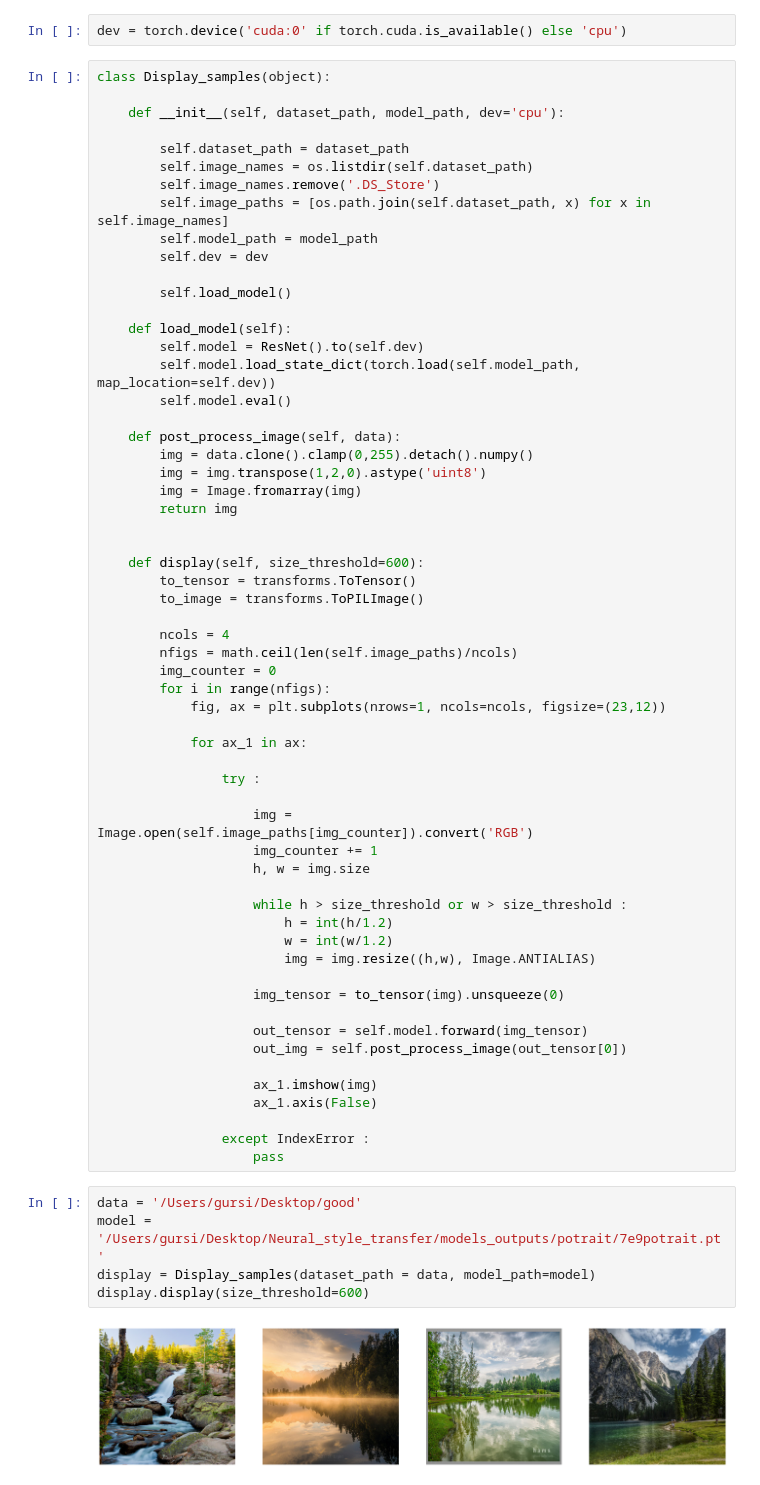
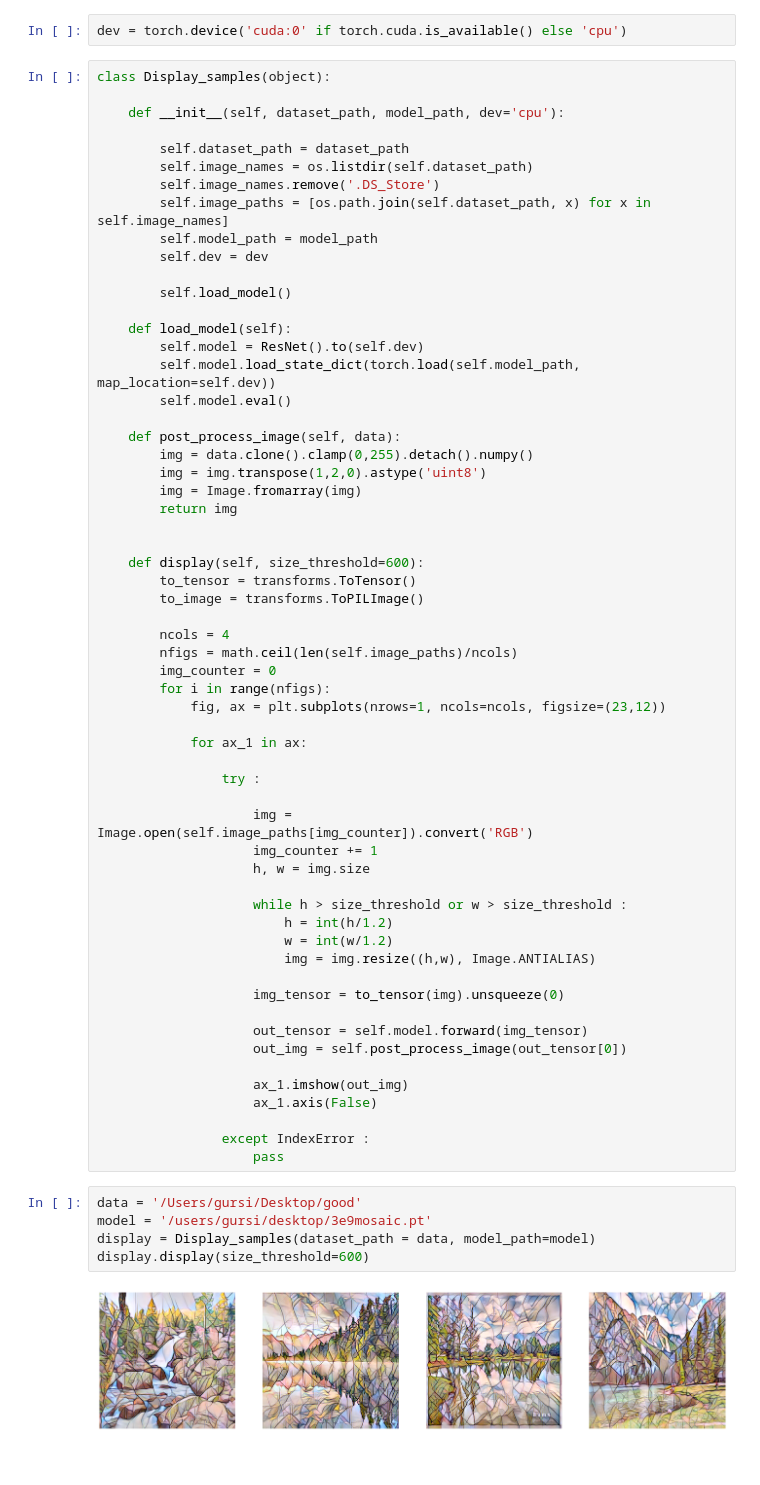
Before and after one commit to gursi26/Neural_style_transfer, a Jupyter notebook: sample2.ipynb, the cells around one changed output. Saved outputs shown, nothing was run; the diff lists cells and outputs as text.

Commit message:
more images

```diff
--- a/sample2.ipynb
+++ b/sample2.ipynb
@@ -63,15 +63,15 @@ class Display_samples(object):
                     out_tensor = self.model.forward(img_tensor)
                     out_img = self.post_process_image(out_tensor[0])
 
-                    ax_1.imshow(img)
+                    ax_1.imshow(out_img)
                     ax_1.axis(False)
 
                 except IndexError :
                     pass
 # %%
 data = '/Users/gursi/Desktop/good'
-model = '/Users/gursi/Desktop/Neural_style_transfer/models_outputs/potrait/7e9potrait.pt'
+model = '/users/gursi/desktop/3e9mosaic.pt'
 display = Display_samples(dataset_path = data, model_path=model)
 display.display(size_threshold=600)
 # %% [output]
-[figure, old version]
+[figure, new version]
```
Also changed, not shown: 14 other files.
